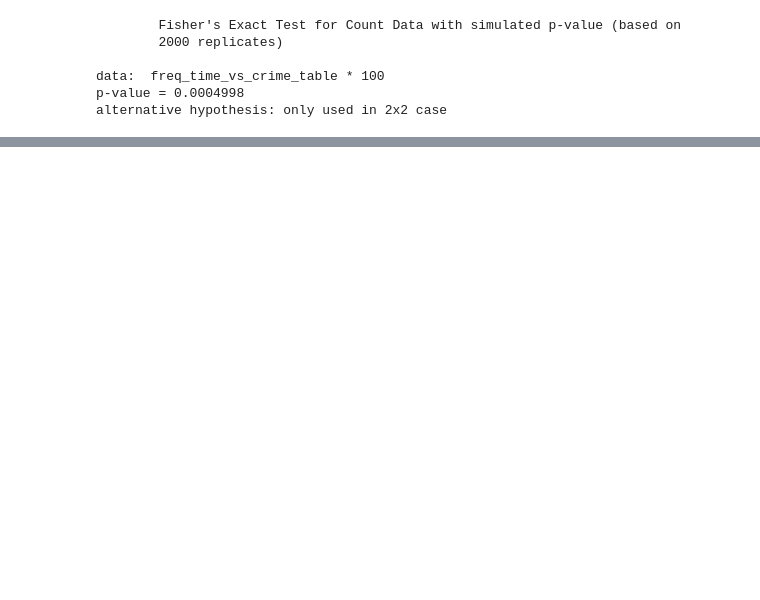
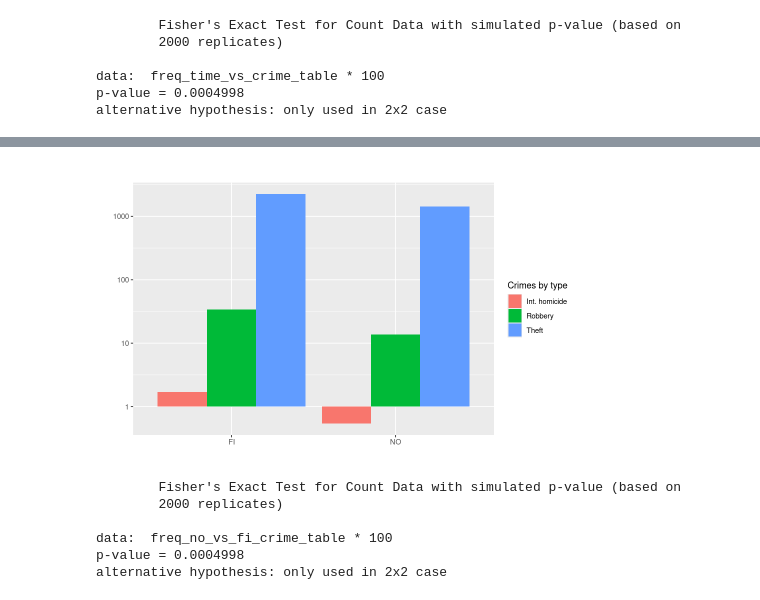
Before and after one commit to nickobard/eurostat-datasets-analysis, a Jupyter notebook: sem-1/semestral-work.ipynb, the cells around one changed output, grey strips where cells are left out. Saved outputs shown, nothing was run; the diff lists cells and outputs as text; code cells hidden in the pictures; blank space fills up the shorter version.

Commit message:
Third test workpiece

```diff
--- a/sem-1/semestral-work.ipynb
+++ b/sem-1/semestral-work.ipynb
@@ -197,0 +190,10 @@ alternative hypothesis: only used in 2x2 case
+# %%
+freq_no_vs_fi_crime_df <- subset(dataset,
+                                 geo %in% c('NO', 'FI') &
+                                 iccs %in% prev_labels[-4] &
+                                 TIME_PERIOD == '2021-01-01' &
+                                 unit == 'P_HTHAB',
+                                 c(geo, iccs, values))
+freq_no_vs_fi_crime_df <- pivot_wider(freq_no_vs_fi_crime_df, names_from=iccs, values_from=values)
+colnames(freq_no_vs_fi_crime_df)[-1] <- c('Int. homicide', 'Robbery', 'Theft')
+freq_no_vs_fi_crime_df
@@ -197,0 +206,21 @@ alternative hypothesis: only used in 2x2 case
+# %%
+freq_no_vs_fi_crime_table <- (freq_no_vs_fi_crime_df %>% column_to_rownames('geo') %>% as.matrix() %>% as.table())
+names(dimnames(freq_no_vs_fi_crime_table)) <- c('country', 'crime')
+# %%
+ggplot(as.data.frame(freq_no_vs_fi_crime_table), aes(x=country, y=Freq, fill=crime)) +
+    geom_bar(stat='identity', position='dodge') +
+    labs(title='', x='', y='',
+         fill='Crimes by type') +
+    theme(plot.title = element_text(hjust=0.5)) +
+    scale_y_continuous(trans='log10')  # TODO: label bars strict values
+# %% [output]
+[figure, added]
+# %%
+fisher.test(freq_no_vs_fi_crime_table * 100, alternative='only used in 2x2 case', simulate.p.value=T)
+# %% [output]
+        Fisher's Exact Test for Count Data with simulated p-value (based on
+        2000 replicates)
+
+data:  freq_no_vs_fi_crime_table * 100
+p-value = 0.0004998
+alternative hypothesis: only used in 2x2 case
```
Also changed, not shown: parts of 5 cells of this notebook.
